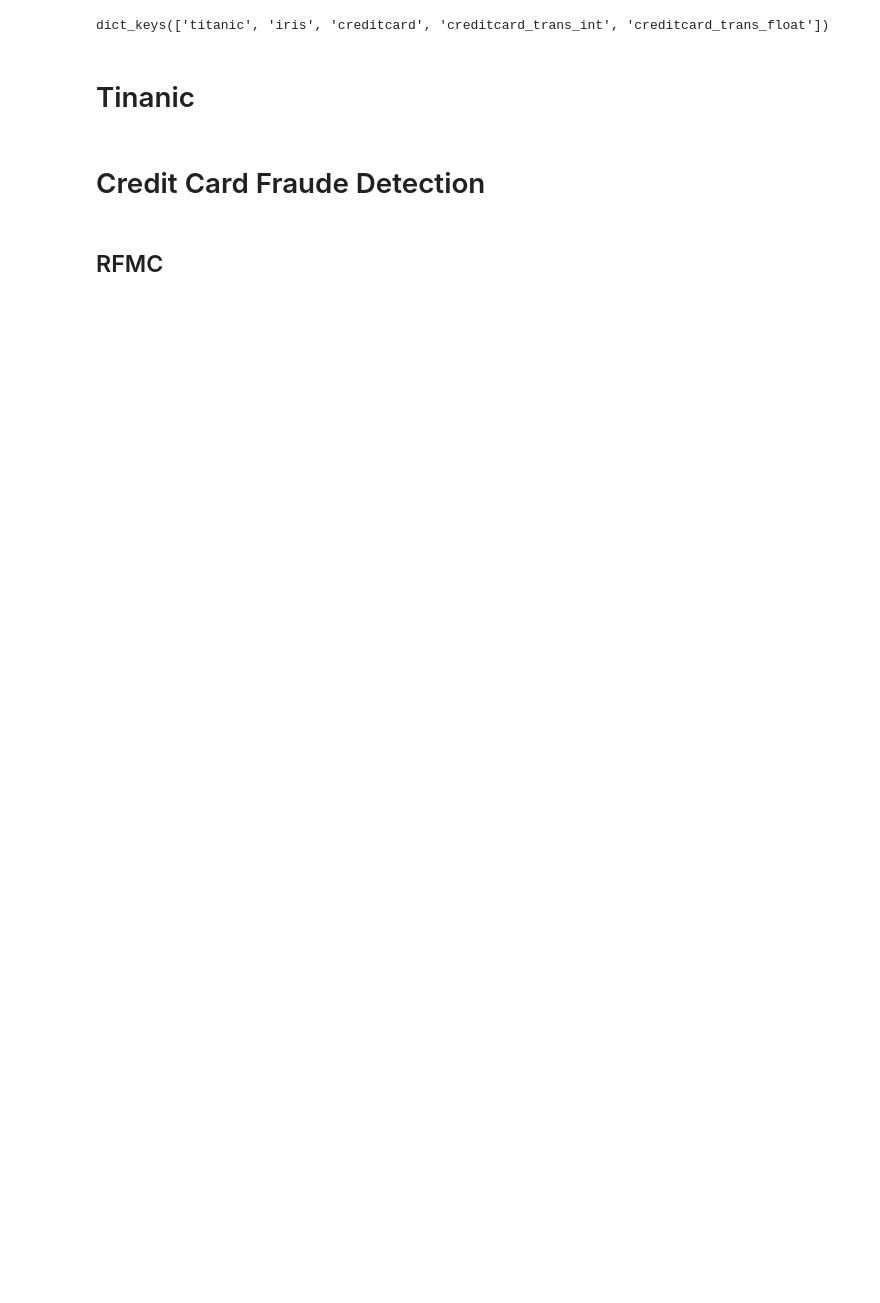
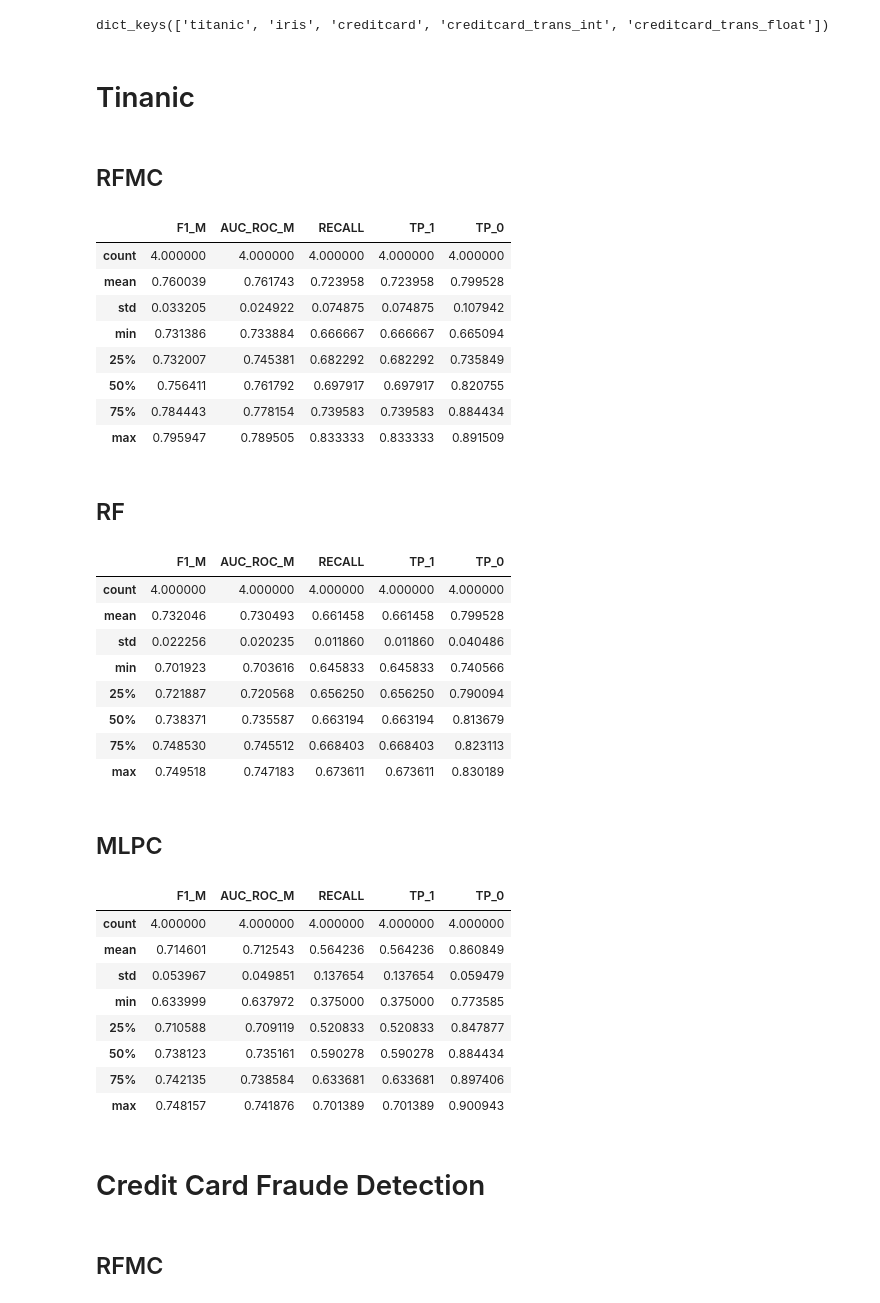
Before and after one commit to ysraell/random-forest-mc, a Jupyter notebook: utils/Comparison_Experiments.ipynb, the cells around one changed output. Drawn from its saved outputs; the diff is of its cells as text; code cells hidden in the pictures; blank space fills up the shorter version.

```diff
--- a/utils/Comparison_Experiments.ipynb
+++ b/utils/Comparison_Experiments.ipynb
@@ -161,8 +161,8 @@ dataset = dataset[params['ds_cols']+[target_col]].dropna().reset_index(drop=True
 dataset[target_col] = dataset[target_col].astype(str)
 
 test_size = 0.5
-max_test_size = 100
-max_train_size = 100
+max_test_size = 10000
+max_train_size = 10000
 
 split_seeds = [43, 47, 53, 59]
 #def fullCycleAnalysis(dataset,params,test_size_frac, max_test_size, max_train_size, split_seeds, )
@@ -197,7 +197,7 @@ for seed in split_seeds:
     NT = dataset_train[target_col].value_counts().sort_values().min()
     # Training step
     cls = RandomForestMC(
-        n_trees=64, target_col=target_col, max_discard_trees=2,
+        n_trees=64, target_col=target_col, max_discard_trees=256,
         th_start=0.9999, batch_train_pclass = NT // 2, batch_val_pclass = NT // 2
     )
     cls.process_dataset(dataset_train)
@@ -225,33 +225,64 @@ for seed in split_seeds:
     y_pred = cls.predict(dataset_test_num[ds_cols].to_numpy()).tolist()
     F1_M = f1_score(y_test, y_pred, average='macro')
     AUC_ROC_M = roc_auc_score(y_test, y_pred, average='macro')
     RECALL = recall_score(y_test, y_pred, pos_label='1')
     TP_1 = sum([ p == t for p,t in zip(y_pred,y_test) if t == '1'])/y_test.count('1')
     TP_0 = sum([ p == t for p,t in zip(y_pred,y_test) if t == '0'])/y_test.count('0')
 
     Results.append((seed, 'RF', F1_M, AUC_ROC_M, RECALL, TP_1, TP_0))
 
     cls = MLPClassifier(hidden_layer_sizes=(200,), max_iter=10000)
     cls.fit(dataset_train_num[ds_cols].to_numpy(), dataset_train[target_col].to_numpy())
     dump(cls, f'/work/data/MLPClassifier_{ds_name}_{seed}.joblib')
     y_pred = cls.predict(dataset_test_num[ds_cols].to_numpy()).tolist()
     F1_M = f1_score(y_test, y_pred, average='macro')
     AUC_ROC_M = roc_auc_score(y_test, y_pred, average='macro')
     RECALL = recall_score(y_test, y_pred, pos_label='1')
     TP_1 = sum([ p == t for p,t in zip(y_pred,y_test) if t == '1'])/y_test.count('1')
     TP_0 = sum([ p == t for p,t in zip(y_pred,y_test) if t == '0'])/y_test.count('0')
 
     Results.append((seed, 'MLPC', F1_M, AUC_ROC_M, RECALL, TP_1, TP_0))
 
     del dataset_train, dataset_train_num, dataset_test_num
 
 columns=['seed', 'MODEL', 'F1_M', 'AUC_ROC_M', 'RECALL', 'TP_1', 'TP_0']
 df_results = pd.DataFrame(Results, columns=columns)
 for model in df_results.MODEL.unique():
     md(f'## {model}')
     display(df_results[columns[1:]].query(f'MODEL == "{model}"').describe())
 
 df_results.to_csv(f'/work/data/comparison_experiments_{ds_name}.csv', index=False)
+# %% [output]
+## RFMC
+|  | F1_M | AUC_ROC_M | RECALL | TP_1 | TP_0 |
+| count | 4.000000 | 4.000000 | 4.000000 | 4.000000 | 4.000000 |
+| mean | 0.760039 | 0.761743 | 0.723958 | 0.723958 | 0.799528 |
+| std | 0.033205 | 0.024922 | 0.074875 | 0.074875 | 0.107942 |
+| min | 0.731386 | 0.733884 | 0.666667 | 0.666667 | 0.665094 |
+| 25% | 0.732007 | 0.745381 | 0.682292 | 0.682292 | 0.735849 |
+| 50% | 0.756411 | 0.761792 | 0.697917 | 0.697917 | 0.820755 |
+| 75% | 0.784443 | 0.778154 | 0.739583 | 0.739583 | 0.884434 |
+| max | 0.795947 | 0.789505 | 0.833333 | 0.833333 | 0.891509 |
+## RF
+|  | F1_M | AUC_ROC_M | RECALL | TP_1 | TP_0 |
+| count | 4.000000 | 4.000000 | 4.000000 | 4.000000 | 4.000000 |
+| mean | 0.732046 | 0.730493 | 0.661458 | 0.661458 | 0.799528 |
+| std | 0.022256 | 0.020235 | 0.011860 | 0.011860 | 0.040486 |
+| min | 0.701923 | 0.703616 | 0.645833 | 0.645833 | 0.740566 |
+| 25% | 0.721887 | 0.720568 | 0.656250 | 0.656250 | 0.790094 |
+| 50% | 0.738371 | 0.735587 | 0.663194 | 0.663194 | 0.813679 |
+| 75% | 0.748530 | 0.745512 | 0.668403 | 0.668403 | 0.823113 |
+| max | 0.749518 | 0.747183 | 0.673611 | 0.673611 | 0.830189 |
+## MLPC
+|  | F1_M | AUC_ROC_M | RECALL | TP_1 | TP_0 |
+| count | 4.000000 | 4.000000 | 4.000000 | 4.000000 | 4.000000 |
+| mean | 0.714601 | 0.712543 | 0.564236 | 0.564236 | 0.860849 |
+| std | 0.053967 | 0.049851 | 0.137654 | 0.137654 | 0.059479 |
+| min | 0.633999 | 0.637972 | 0.375000 | 0.375000 | 0.773585 |
+| 25% | 0.710588 | 0.709119 | 0.520833 | 0.520833 | 0.847877 |
+| 50% | 0.738123 | 0.735161 | 0.590278 | 0.590278 | 0.884434 |
+| 75% | 0.742135 | 0.738584 | 0.633681 | 0.633681 | 0.897406 |
+| max | 0.748157 | 0.741876 | 0.701389 | 0.701389 | 0.900943 |
 # %% [markdown]
 # Credit Card Fraude Detection
 # %%
```
Also changed, not shown: parts of 3 cells of this notebook, 34 other files.
